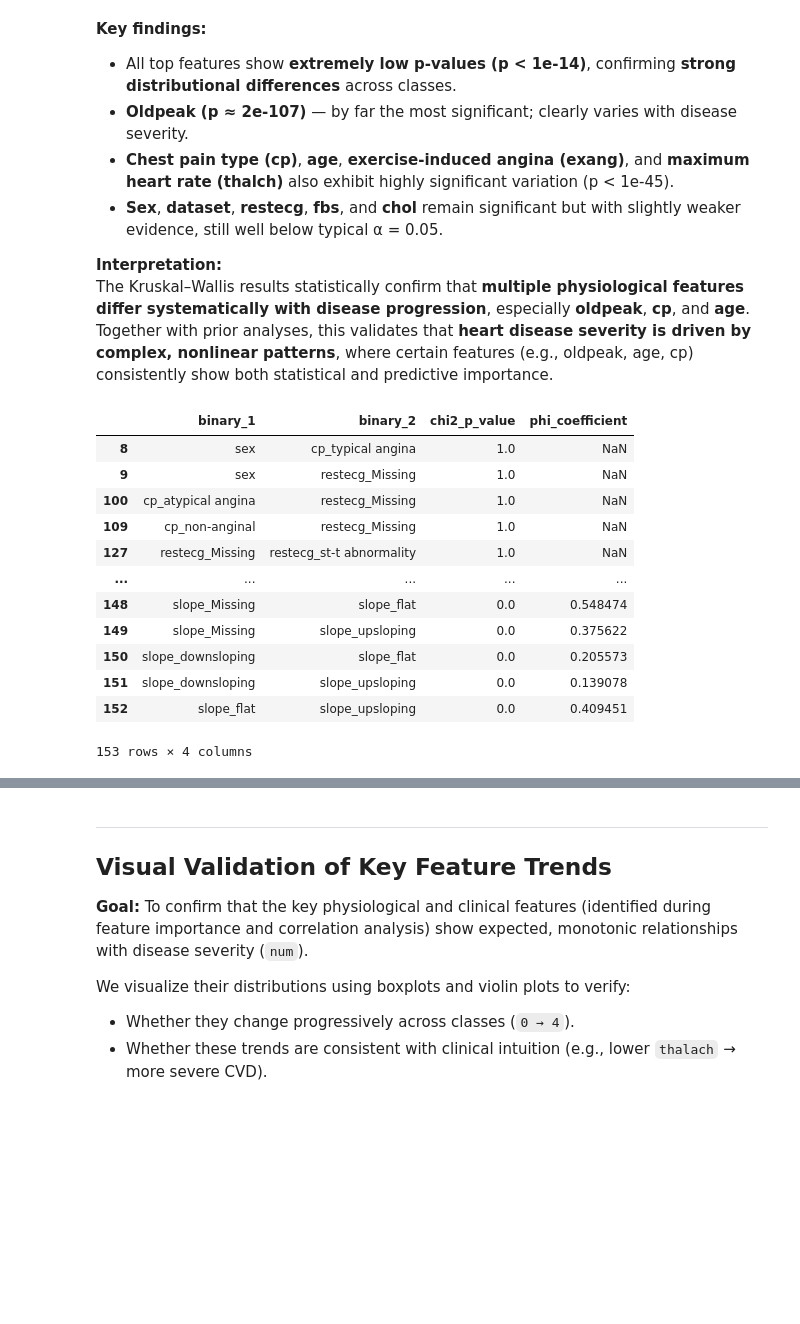
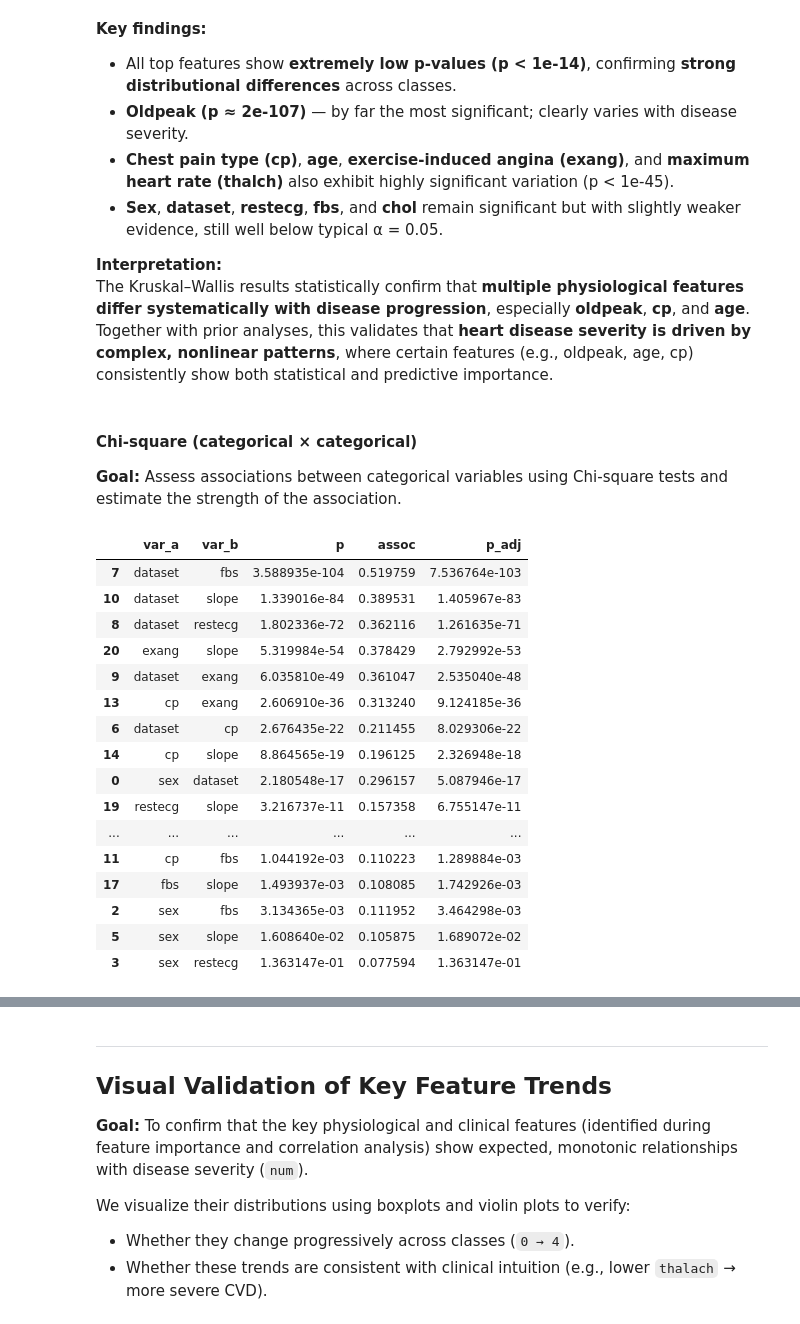
Before and after one commit to zuzannapajak/cardio-risk-prediction, a Jupyter notebook: notebooks/feature-analysis.ipynb, the cells around one changed output, grey strips where cells are left out. Saved outputs shown, nothing was run; the diff lists cells and outputs as text; code cells hidden in the pictures; blank space fills up the shorter version.

Commit message:
Statistical tests improved

```diff
--- a/notebooks/feature-analysis.ipynb
+++ b/notebooks/feature-analysis.ipynb
@@ -270,33 +245,38 @@ raw_data_nonbinary = df_prep_ml.drop(binary_columns, axis=1)
-# %%
-binary_permutations = list(itertools.combinations(binary_columns, 2))
-chi2_independency_array = []
-
-table = df_prep_ml.shape[0]
-for columns in binary_permutations:
-    cross_table = pd.crosstab(df_prep_ml[columns[0]], df_prep_ml[columns[1]], rownames=[columns[0]], colnames=[columns[1]])
-    chi2, p, dof, expected = stats.chi2_contingency(cross_table)
-    if p <= 0.05:
-        phi_coefficient = np.sqrt(chi2 / table)
-    else:
-        phi_coefficient = np.nan
-
-    chi2_independency_array.append([columns[0], columns[1], round(p, 4), phi_coefficient])
-
-chi2_independency_df = pd.DataFrame(data=chi2_independency_array, columns=['binary_1', 'binary_2', 'chi2_p_value', 'phi_coefficient'])
-
-chi2_independency_df.sort_values(by='chi2_p_value', ascending=False)
-# %% [output]
-|  | binary_1 | binary_2 | chi2_p_value | phi_coefficient |
-| 8 | sex | cp_typical angina | 1.0 | NaN |
-| 9 | sex | restecg_Missing | 1.0 | NaN |
-| 100 | cp_atypical angina | restecg_Missing | 1.0 | NaN |
-| 109 | cp_non-anginal | restecg_Missing | 1.0 | NaN |
-| 127 | restecg_Missing | restecg_st-t abnormality | 1.0 | NaN |
-| ... | ... | ... | ... | ... |
-| 148 | slope_Missing | slope_flat | 0.0 | 0.548474 |
-| 149 | slope_Missing | slope_upsloping | 0.0 | 0.375622 |
-| 150 | slope_downsloping | slope_flat | 0.0 | 0.205573 |
-| 151 | slope_downsloping | slope_upsloping | 0.0 | 0.139078 |
-| 152 | slope_flat | slope_upsloping | 0.0 | 0.409451 |
-153 rows × 4 columns
+# %% [markdown]
+#### Chi-square (categorical × categorical)
+
+**Goal:** Assess associations between categorical variables using Chi-square tests and estimate the strength of the association.
+# %%
+out, n = [], len(df_clean)
+
+for a, b in combinations(categorical_columns, 2):
+    ct = pd.crosstab(df_clean[a], df_clean[b])
+    if ct.shape[0] < 2 or ct.shape[1] < 2:
+        continue
+    chi2, p, _, _ = chi2_contingency(ct)
+    k = min(ct.shape[0]-1, ct.shape[1]-1)
+    assoc = (np.sqrt(chi2/n) if ct.shape == (2,2) else np.sqrt(chi2/(n*k)))
+    out.append([a, b, p, assoc])
+
+chi_df = pd.DataFrame(out, columns=['var_a','var_b','p','assoc']).sort_values('p')
+chi_df['p_adj'] = multipletests(chi_df['p'], method='fdr_bh')[1]
+chi_df.sort_values('p_adj')
+# %% [output]
+|  | var_a | var_b | p | assoc | p_adj |
+| 7 | dataset | fbs | 3.588935e-104 | 0.519759 | 7.536764e-103 |
+| 10 | dataset | slope | 1.339016e-84 | 0.389531 | 1.405967e-83 |
+| 8 | dataset | restecg | 1.802336e-72 | 0.362116 | 1.261635e-71 |
+| 20 | exang | slope | 5.319984e-54 | 0.378429 | 2.792992e-53 |
+| 9 | dataset | exang | 6.035810e-49 | 0.361047 | 2.535040e-48 |
+| 13 | cp | exang | 2.606910e-36 | 0.313240 | 9.124185e-36 |
+| 6 | dataset | cp | 2.676435e-22 | 0.211455 | 8.029306e-22 |
+| 14 | cp | slope | 8.864565e-19 | 0.196125 | 2.326948e-18 |
+| 0 | sex | dataset | 2.180548e-17 | 0.296157 | 5.087946e-17 |
+| 19 | restecg | slope | 3.216737e-11 | 0.157358 | 6.755147e-11 |
+| ... | ... | ... | ... | ... | ... |
+| 11 | cp | fbs | 1.044192e-03 | 0.110223 | 1.289884e-03 |
+| 17 | fbs | slope | 1.493937e-03 | 0.108085 | 1.742926e-03 |
+| 2 | sex | fbs | 3.134365e-03 | 0.111952 | 3.464298e-03 |
+| 5 | sex | slope | 1.608640e-02 | 0.105875 | 1.689072e-02 |
+| 3 | sex | restecg | 1.363147e-01 | 0.077594 | 1.363147e-01 |
 # %%
```
Also changed, not shown: parts of 23 cells of this notebook.
